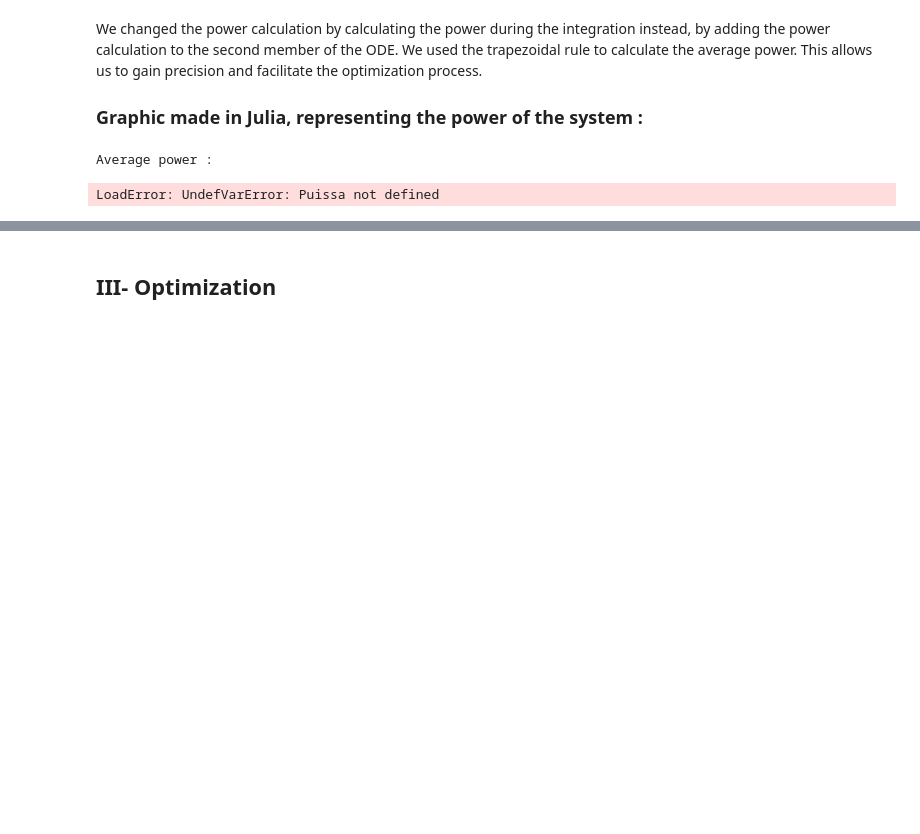
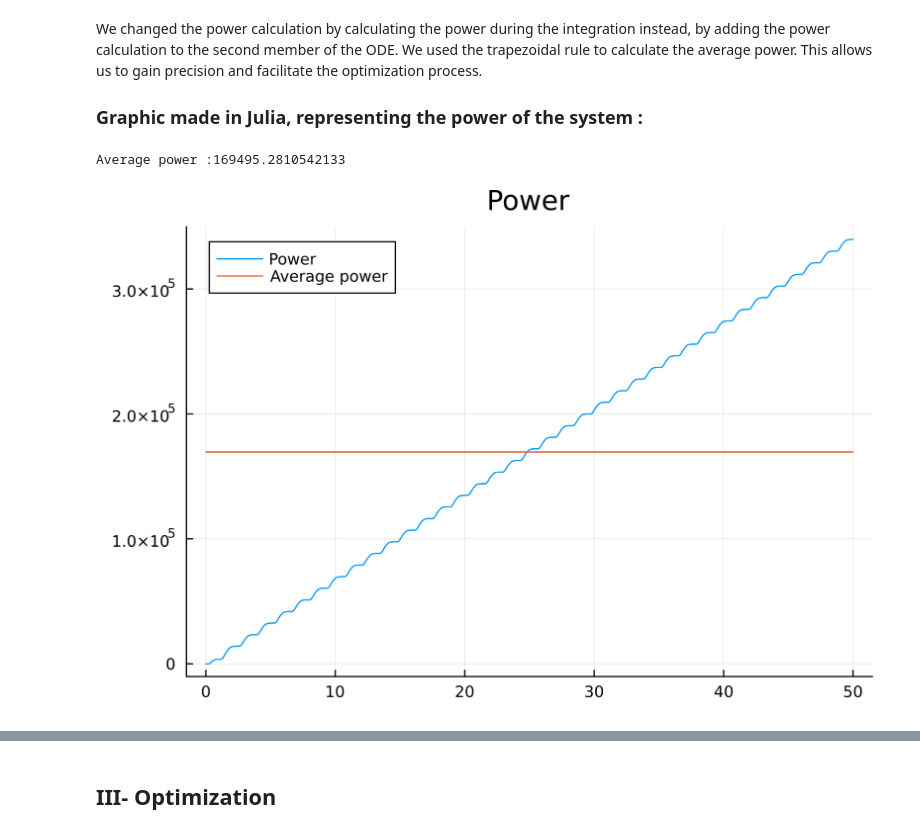
Before and after one commit to jbcaillau/jbcaillau.github.io, a Jupyter notebook: report-lheureux-mari.ipynb, the cells around one changed output, grey strips where cells are left out. Drawn from its saved outputs; the diff is of its cells as text; code cells hidden in the pictures; blank space fills up the shorter version.

```diff
--- a/report-lheureux-mari.ipynb
+++ b/report-lheureux-mari.ipynb
@@ -570,15 +585,15 @@ We changed the power calculation by calculating the power during the integration
 # %%
 print("Average power :")
 Puis_moy=calcul_Puissance_moyenne(transpose(Puissa),size(Puissa)[2],temps)
 Puis_moy=Puis_moy/(temps[end]-temps[1])
 println(Puis_moy)
-plot(temps, transpose(Puissa), title="Power",label="Power" )
+plot(temps, transpose(Puissa), title="Power",label="Power", fmt=:png, dpi=300)
 plot!(temps, transpose(Puis_moy*transpose(ones(( size(Puissa)[2],1 )))) , label="Average power" )
 
 #Calculation of the power by adding the calculation in the second member of the ODE (better)
 # %% [output]
-Average power :
+Average power :169495.2810542133
-LoadError: UndefVarError: Puissa not defined
+[figure, added]
 # %% [markdown]
 <a id='ID9'>
 # %% [markdown]
```
Also changed, not shown: parts of 13 cells of this notebook.
